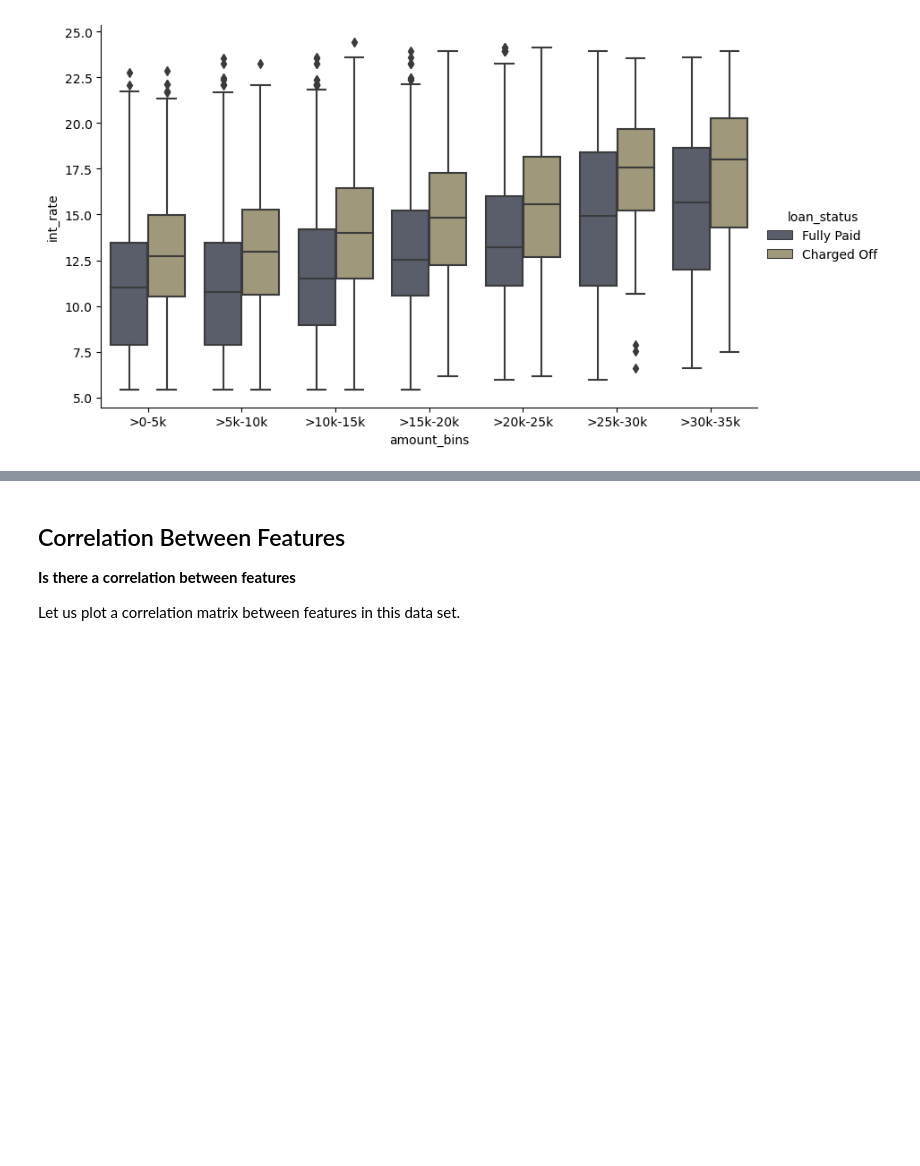
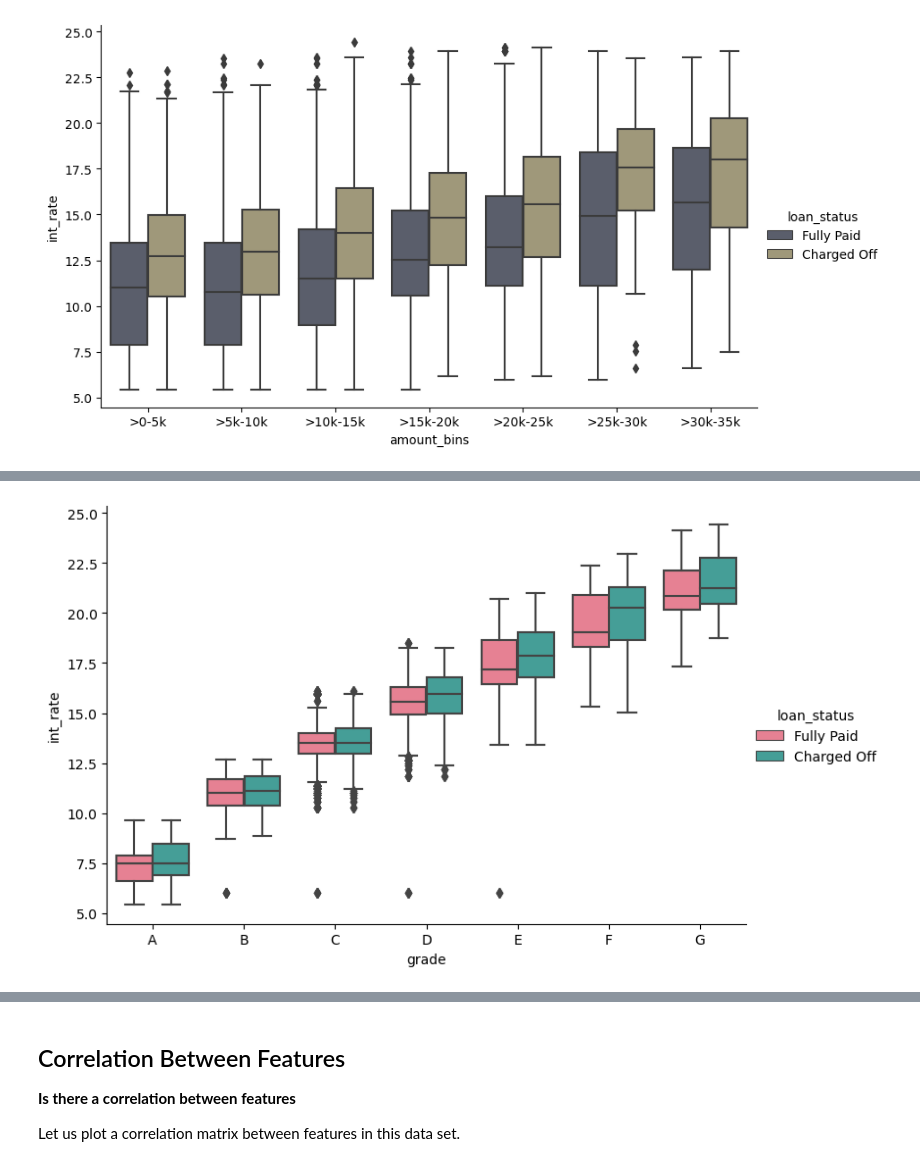
Before and after one commit to ajayvmohandas/lending_club_case_study, a Jupyter notebook: Lending-Club-Case-Study.ipynb, the cells around one changed output, grey strips where cells are left out. Cells and saved outputs as stored; diff of their text form; code cells hidden in the pictures; blank space fills up the shorter version.

```diff
--- a/Lending-Club-Case-Study.ipynb
+++ b/Lending-Club-Case-Study.ipynb
@@ -442 +474,6 @@ plt.show()
 How does delinquency vary by interest rate for each grade?
+# %%
+sns.catplot(data=loan_df,y ='int_rate', x ='grade', hue ='loan_status', order=grade_ord, palette="husl",kind = 'box', aspect=1.5)
+plt.show()
+# %% [output]
+[figure, added]
```
Also changed, not shown: parts of 19 cells of this notebook.
